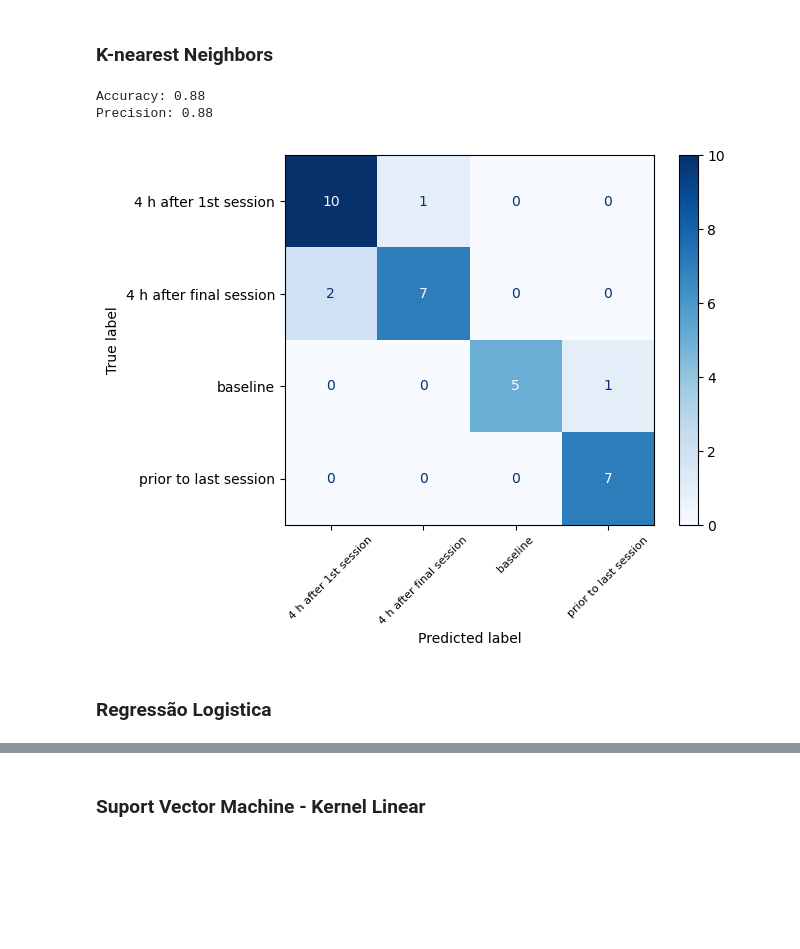
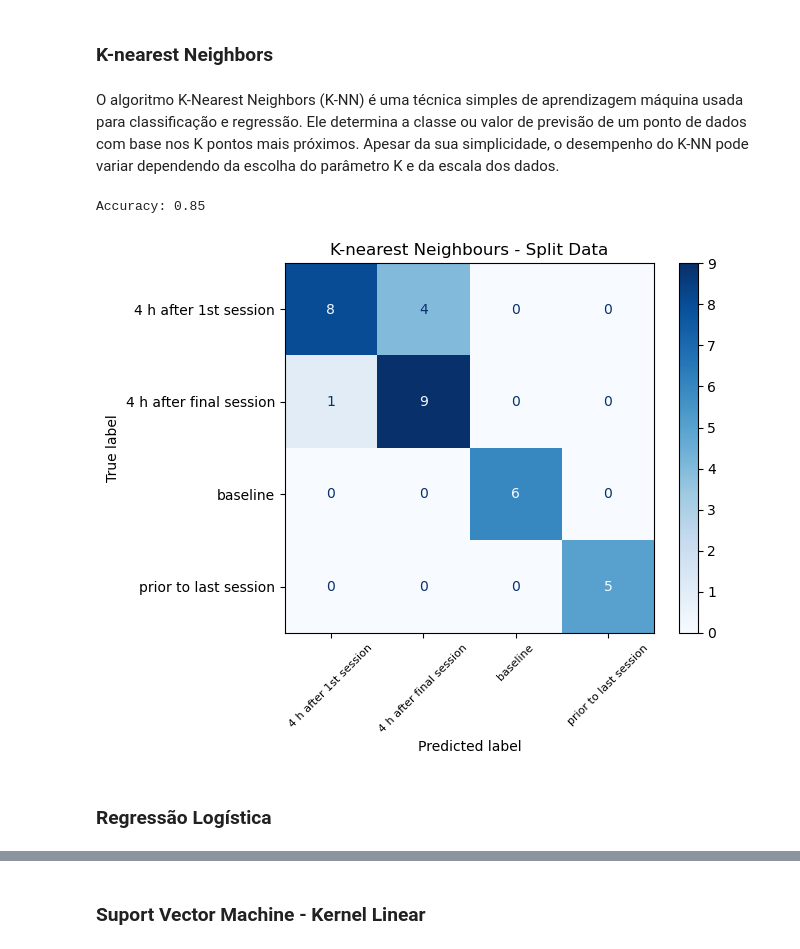
Before and after one commit to LuisGoncal/Grupo11-B1-Datset9, a Jupyter notebook: Trabalho_bioinformática_G11.ipynb, the cells around one changed output, grey strips where cells are left out. Cells and saved outputs as stored; diff of their text form; code cells hidden in the pictures; blank space fills up the shorter version.

```diff
--- a/Trabalho_bioinformática_G11.ipynb
+++ b/Trabalho_bioinformática_G11.ipynb
@@ -19,7 +29,7 @@ O objetivo do estudo era a análise de amostras de biópsia do músculo vasto la
 ### Carregamento de dados e metadados
 # %%
 data_ = pd.read_csv('gds5218.csv',sep=',', index_col = 0)
-meta = pd.read_csv('Dataset9/meta-gds5218.csv', index_col = 0)
+meta = pd.read_csv('meta-gds5218.csv', index_col = 0)
 # %% [markdown]
 ### Análise de dados e metadados
 # %%
@@ -681,24 +691,22 @@ Precision: 0.74
 # %% [markdown]
 ### K-nearest Neighbors
+# %% [markdown]
+O algoritmo K-Nearest Neighbors (K-NN) é uma técnica simples de aprendizagem máquina usada para classificação e regressão. Ele determina a classe ou valor de previsão de um ponto de dados com base nos K pontos mais próximos. Apesar da sua simplicidade, o desempenho do K-NN pode variar dependendo da escolha do parâmetro K e da escala dos dados.
 # %%
-from sklearn.model_selection import cross_val_score
-from sklearn.neighbors import KNeighborsClassifier
-
 knn_model = KNeighborsClassifier()
 
 knn_model.fit(data_X_train, data_y_train)
 
 knn_y_pred = knn_model.predict(data_X_test)
 knn_split=knn_model.score(data_X_test, data_y_test)
 print('Accuracy: %0.2f' % knn_split)
-print('Precision: %0.2f' % precision_score(data_y_test, knn_y_pred, average='weighted'))
 
 knn_cm = ConfusionMatrixDisplay.from_predictions(data_y_test, knn_y_pred, display_labels=knn_model.classes_, cmap='Blues')
 knn_cm
+plt.title('K-nearest Neighbours - Split Data')
 plt.xticks(rotation=45);
 # %% [output]
-Accuracy: 0.88
-Precision: 0.88
+Accuracy: 0.85
-[figure, old version]
+[figure, new version]
 # %% [markdown]
-### Regressão Logistica
+### Regressão Logística
```
Also changed, not shown: parts of 41 cells of this notebook.
